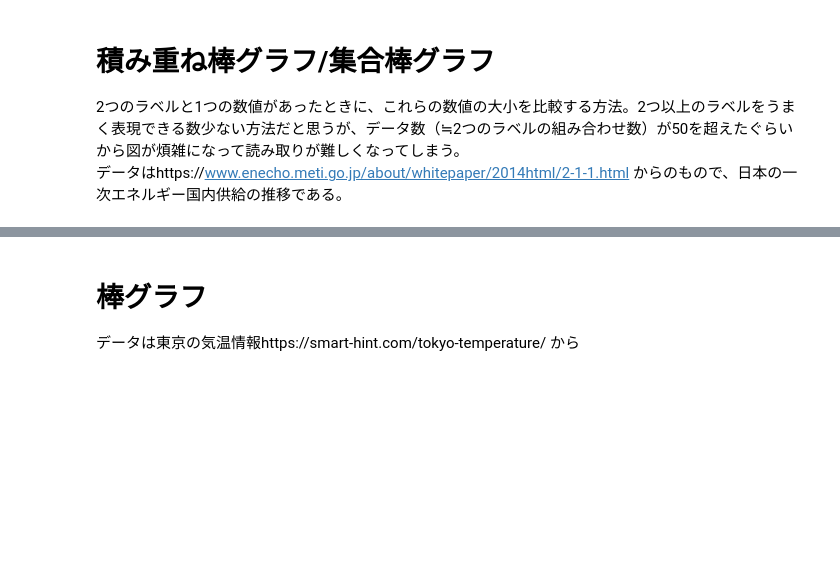
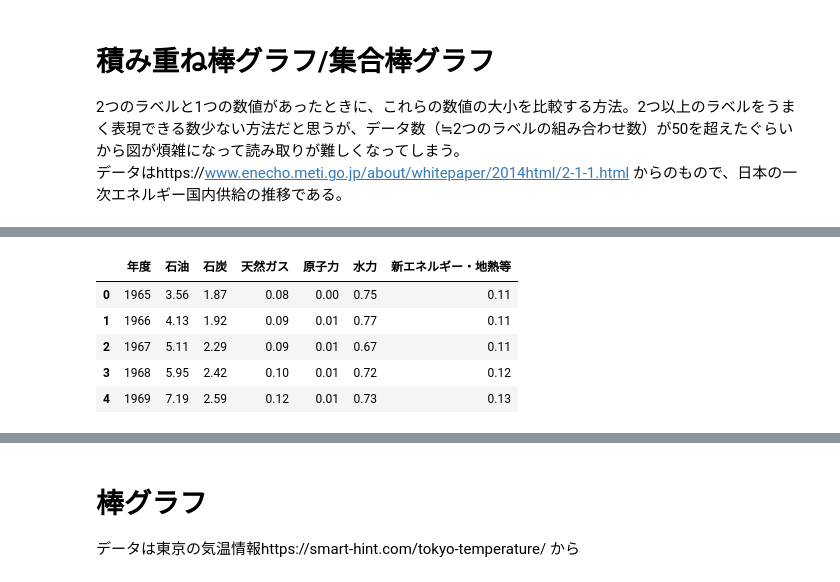
Before and after one commit to atk78/python_practice, a Jupyter notebook: visualization/seaborn.ipynb, the cells around one changed output, grey strips where cells are left out. Cells and saved outputs as stored; diff of their text form; code cells hidden in the pictures; blank space fills up the shorter version.

```diff
--- a/visualization/seaborn.ipynb
+++ b/visualization/seaborn.ipynb
@@ -247,0 +249,10 @@ plt.show()
+# %%
+df = pd.read_csv('data/stacked_bar_chart.csv')
+df.head()
+# %% [output]
+|  | 年度 | 石油 | 石炭 | 天然ガス | 原子力 | 水力 | 新エネルギー・地熱等 |
+| 0 | 1965 | 3.56 | 1.87 | 0.08 | 0.00 | 0.75 | 0.11 |
+| 1 | 1966 | 4.13 | 1.92 | 0.09 | 0.01 | 0.77 | 0.11 |
+| 2 | 1967 | 5.11 | 2.29 | 0.09 | 0.01 | 0.67 | 0.11 |
+| 3 | 1968 | 5.95 | 2.42 | 0.10 | 0.01 | 0.72 | 0.12 |
+| 4 | 1969 | 7.19 | 2.59 | 0.12 | 0.01 | 0.73 | 0.13 |
```
Also changed, not shown: parts of 5 cells of this notebook, 2 other files.
